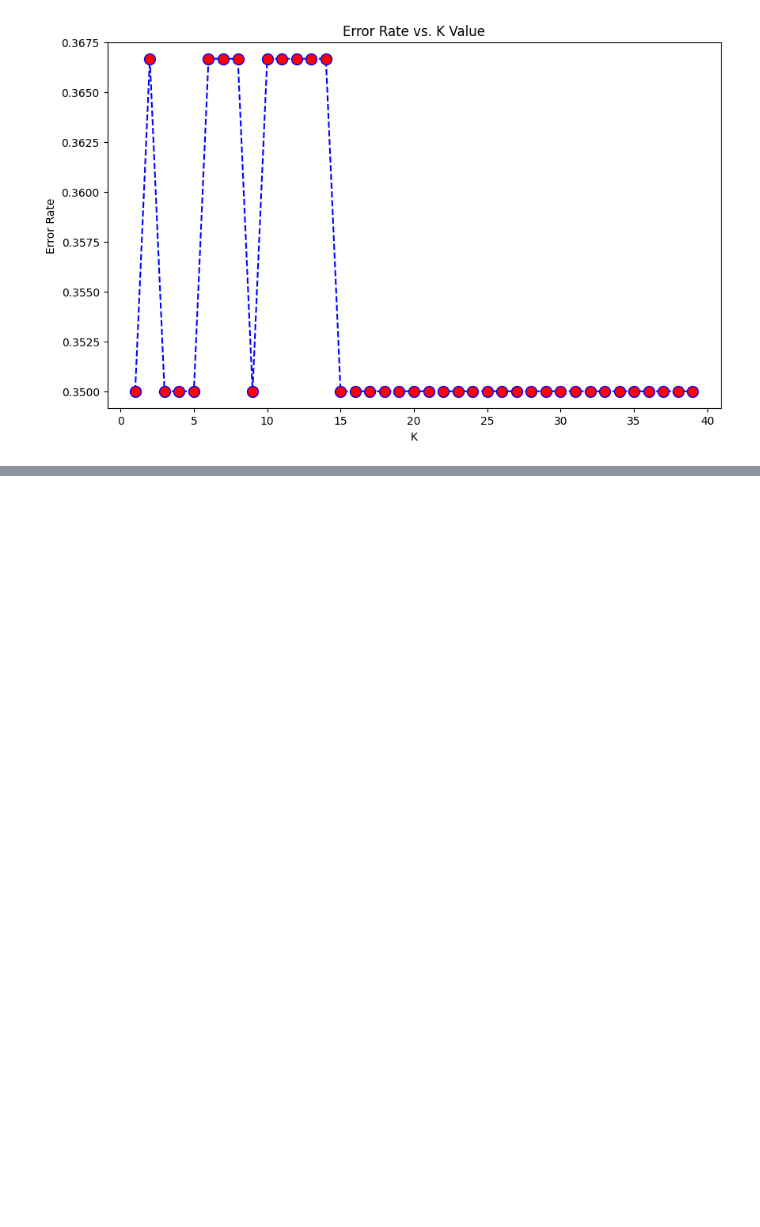
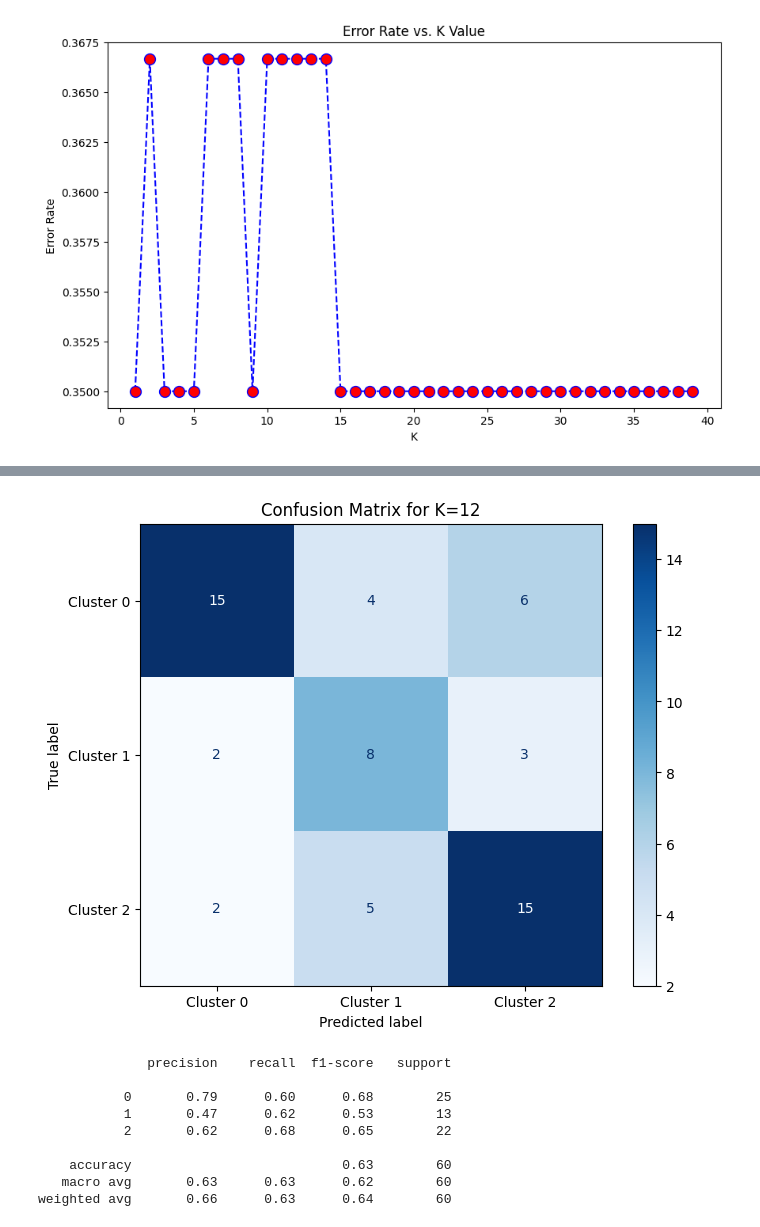
Before and after one commit to LiamDuero03/DS-Society-Project, a Jupyter notebook: Extra ML Material/knn.ipynb, the cells around one changed output, grey strips where cells are left out. Saved outputs shown, nothing was run; the diff lists cells and outputs as text; code cells hidden in the pictures; blank space fills up the shorter version.

Commit message:
Added noise and proper evaluation matrix for Precision recall tradeoff

```diff
--- a/Extra ML Material/knn.ipynb
+++ b/Extra ML Material/knn.ipynb
@@ -141,0 +151,31 @@ plt.show()
+# %%
+from sklearn.metrics import confusion_matrix, classification_report, ConfusionMatrixDisplay
+
+# 1. Choose the best K based on the Elbow plot (e.g., K=12)
+best_k = 12
+final_knn = KNeighborsClassifier(n_neighbors=best_k)
+final_knn.fit(X_train, y_train)
+final_predictions = final_knn.predict(X_test)
+
+# 2. Generate and Plot the Confusion Matrix
+cm = confusion_matrix(y_test, final_predictions)
+disp = ConfusionMatrixDisplay(confusion_matrix=cm, display_labels=['Cluster 0', 'Cluster 1', 'Cluster 2'])
+
+fig, ax = plt.subplots(figsize=(8, 6))
+disp.plot(ax=ax, cmap='Blues')
+plt.title(f'Confusion Matrix for K={best_k}')
+plt.show()
+
+# 3. Print the Classification Report for detailed metrics
+print(classification_report(y_test, final_predictions))
+# %% [output]
+[figure, added]
+              precision    recall  f1-score   support
+
+           0       0.79      0.60      0.68        25
+           1       0.47      0.62      0.53        13
+           2       0.62      0.68      0.65        22
+
+    accuracy                           0.63        60
+   macro avg       0.63      0.63      0.62        60
+weighted avg       0.66      0.63      0.64        60
```
Also changed, not shown: parts of 2 cells of this notebook.
